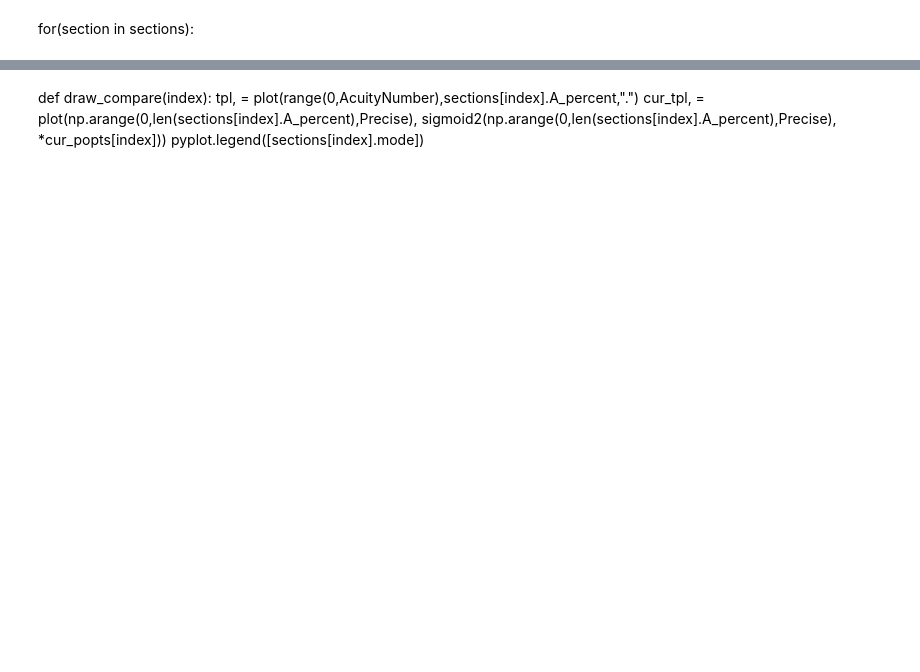
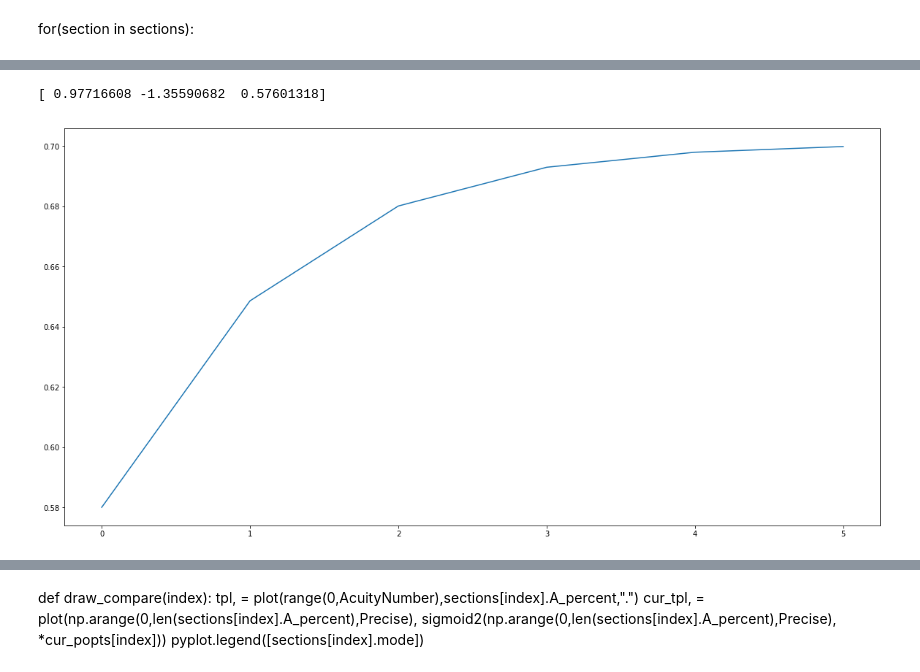
Before and after one commit to Vor2d/VORHead, a Jupyter notebook: DataAnalyzer/AcuityAnalyzer.ipynb, the cells around one changed output, grey strips where cells are left out. Saved outputs shown, nothing was run; the diff lists cells and outputs as text; code cells hidden in the pictures; blank space fills up the shorter version.

```diff
--- a/DataAnalyzer/AcuityAnalyzer.ipynb
+++ b/DataAnalyzer/AcuityAnalyzer.ipynb
@@ -95,0 +151,6 @@ pyplot.legend(legends)
+# %%
+if(len(sections[-1].delay_percent_list) > 0):
+    DF_tpl,DF_popt = cur_fit(list(sections[-1].delay_percent_list[0].values()))
+# %% [output]
+[ 0.97716608 -1.35590682  0.57601318]
+[figure, added]
```
Also changed, not shown: parts of 16 cells of this notebook, 7 other files.
